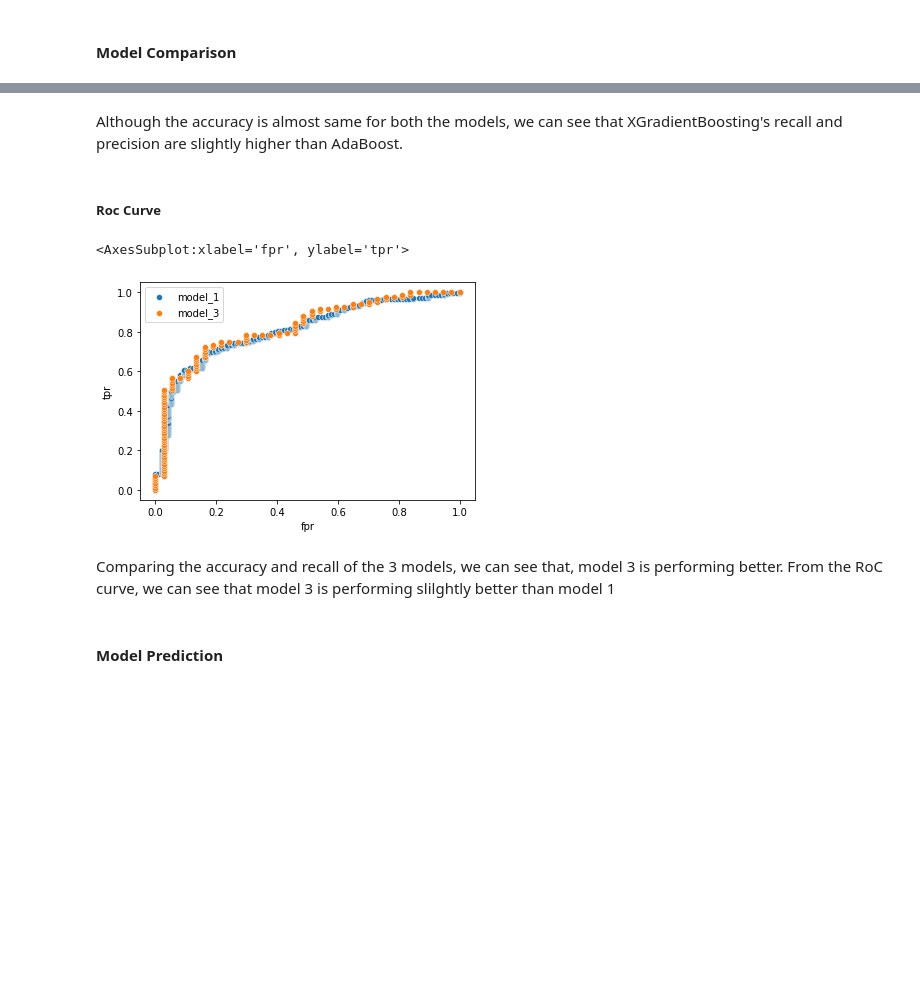
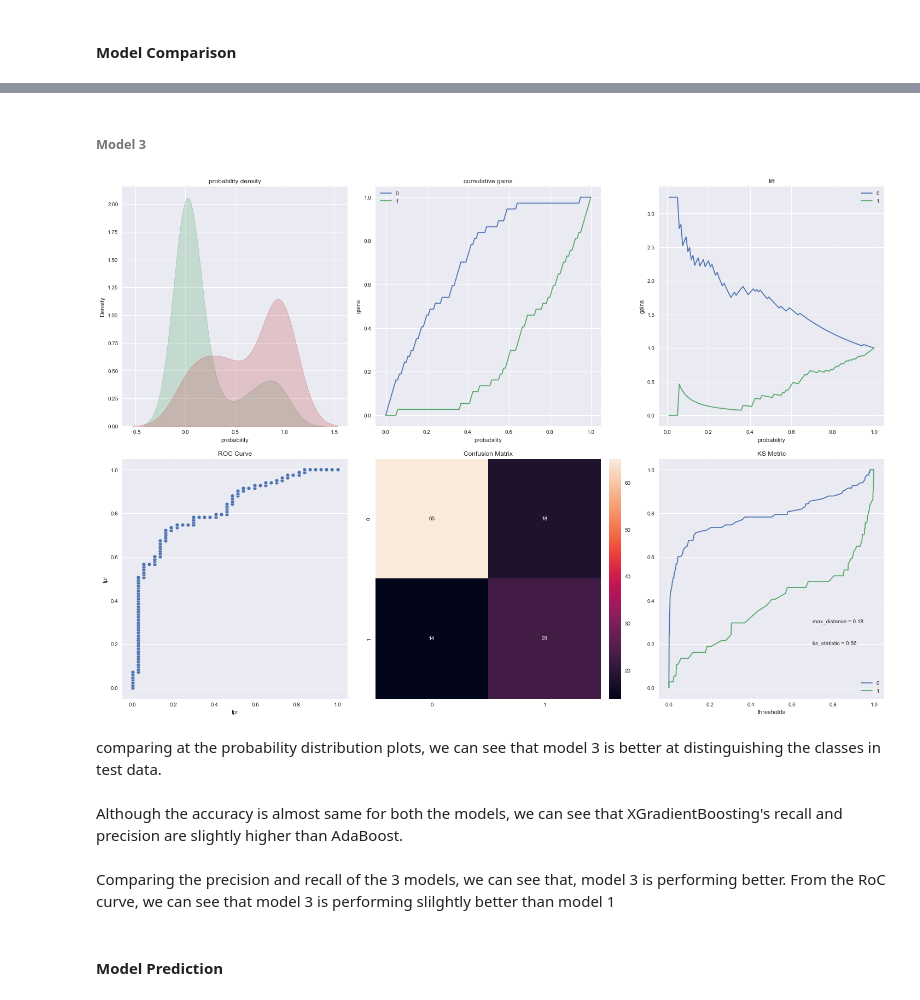
Before and after one commit to dltk-ai/qubitai-dltk, a Jupyter notebook: examples/machine_learning/DLTK ML Classification Tutorial.ipynb, the cells around one changed output, grey strips where cells are left out. Saved outputs shown, nothing was run; the diff lists cells and outputs as text; code cells hidden in the pictures; blank space fills up the shorter version.

```diff
--- a/examples/machine_learning/DLTK ML Classification Tutorial.ipynb
+++ b/examples/machine_learning/DLTK ML Classification Tutorial.ipynb
@@ -601,27 +593,15 @@ Matplotlib is currently using module://ipykernel.pylab.backend_inline, which is
+# %% [markdown]
+###### Model 3
+# %%
+visualization.model_evaluation_plots(task="classification", data=train_job_output_response_m3, plots=['prediction_distribution', 'cumulative_gains', 'lift_chart', 'roc_curve', 'confusion_matrix', 'ks_metric_plot'])
+# %% [output]
+[figure, added]
+# %% [markdown]
+comparing at the probability distribution plots, we can see that model 3 is better at distinguishing the classes in test data.
 # %% [markdown]
 Although the accuracy is almost same for both the models, we can see that XGradientBoosting's recall and precision are slightly higher than AdaBoost.
-# %% [markdown]
-##### Roc Curve </font>
-# %%
-# ROC Curve
-
-# Model 1 - RoC Curve
-roc_values_list_m1 = train_job_output_response_m1['output']['eval']['rocCurve']['values']
-
-roc_df_m1 = pd.DataFrame(roc_values_list_m1,columns=['tpr','fpr'])
-sns.scatterplot(data=roc_df_m1, x=roc_df_m1['fpr'], y=roc_df_m1['tpr'], label='model_1')
-
-# Model 3 - RoC Curve
-
-roc_values_list_m3 = train_job_output_response_m3['output']['eval']['rocCurve']['values']
-
-roc_df_m3 = pd.DataFrame(roc_values_list_m3,columns=['tpr','fpr'])
-sns.scatterplot(data=roc_df_m3, x=roc_df_m3['fpr'], y=roc_df_m3['tpr'], label='model_3')
-# %% [output]
-<AxesSubplot:xlabel='fpr', ylabel='tpr'>
-[figure, removed]
 # %% [markdown]
-Comparing the accuracy and recall of the 3 models, we can see that, model 3 is performing better. From the RoC curve, we can see that model 3 is performing slilghtly better than model 1
+Comparing the precision and recall of the 3 models, we can see that, model 3 is performing better. From the RoC curve, we can see that model 3 is performing slilghtly better than model 1
 # %% [markdown]
 #### Model Prediction
 # %%
```
Also changed, not shown: parts of 27 cells of this notebook, 9 other files.
